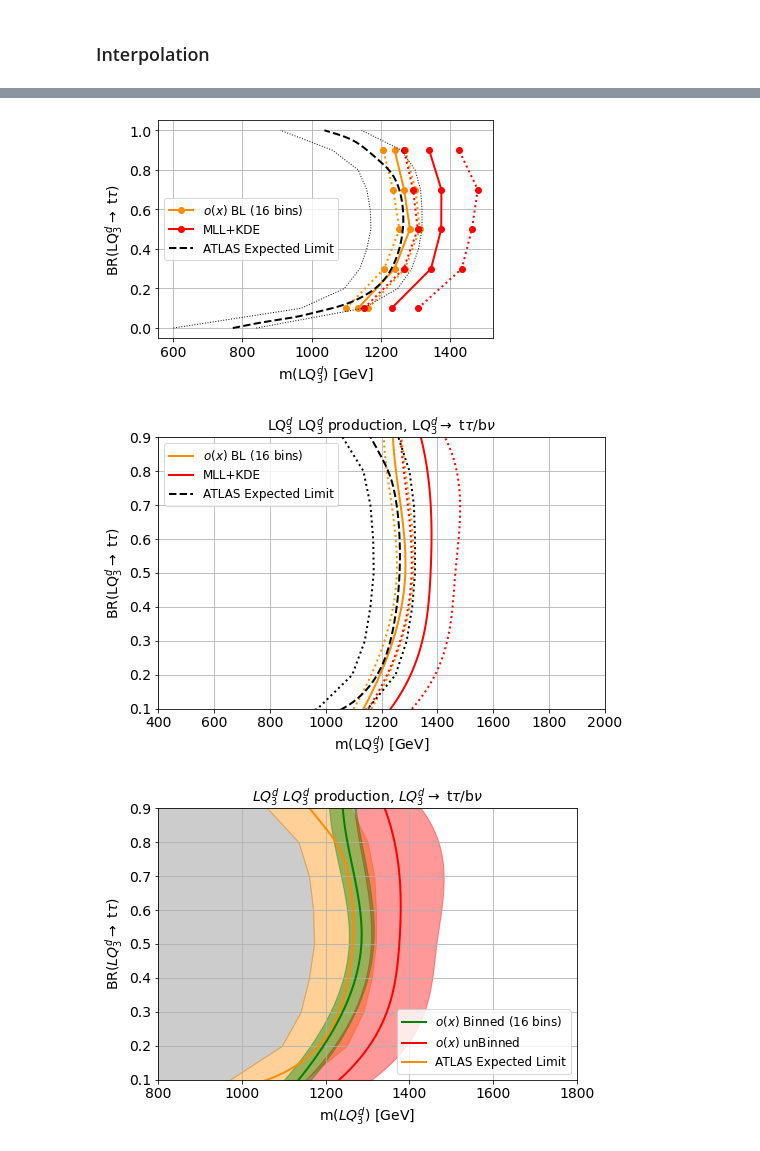
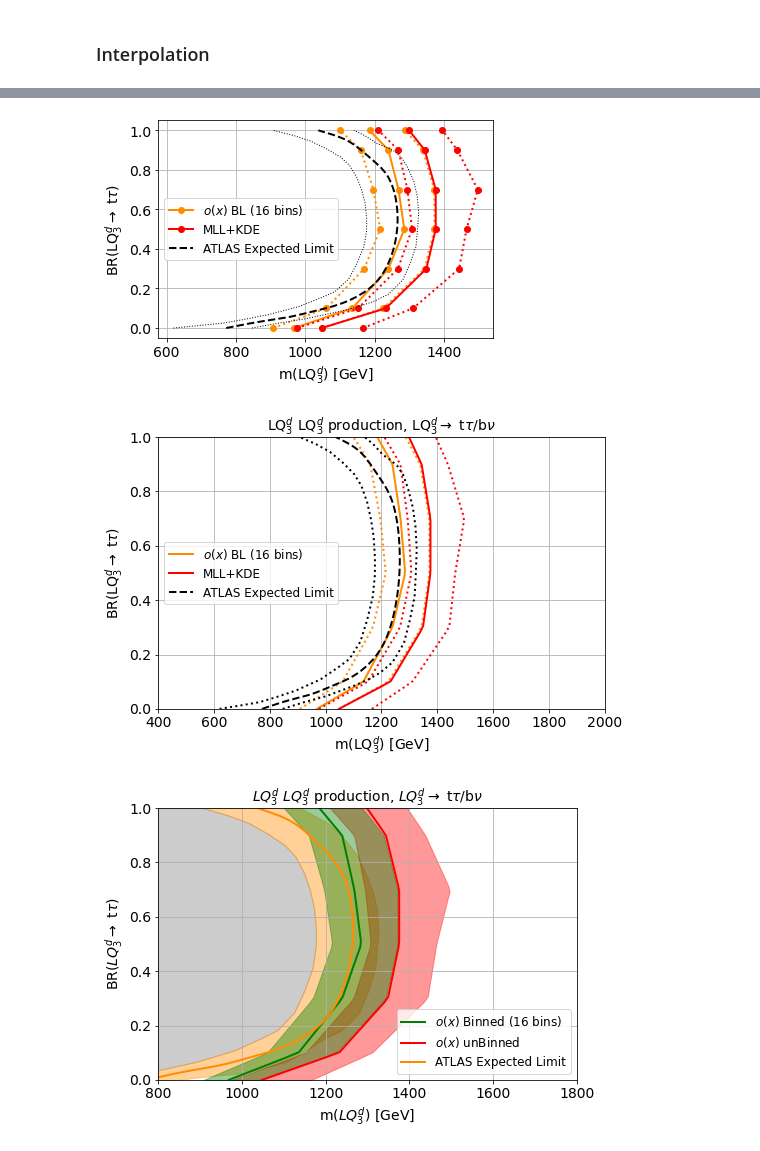
Before and after one commit to AndresDanielPerez/LHC-3rd-gen-Leptoquarks-with-MLL, a Jupyter notebook: Leptoquarks/B-13TeV-no-uncertainty/05-FinalPlot-LQdown.ipynb, the cells around one changed output, grey strips where cells are left out. Saved outputs shown, nothing was run; the diff lists cells and outputs as text; code cells hidden in the pictures.

```diff
--- a/Leptoquarks/B-13TeV-no-uncertainty/05-FinalPlot-LQdown.ipynb
+++ b/Leptoquarks/B-13TeV-no-uncertainty/05-FinalPlot-LQdown.ipynb
@@ -298,7 +378,7 @@ res_f_MLL_KDE_min_beta09 = interp1d(masses, results_MLL_KDE_min_beta09, kind='qu
 def dx(fn, x, delta=0.001):
     return (fn(x+delta) - fn(x))/delta
 
-def solvemass(fn, value, x=1200, maxtries=1000, maxerr=0.00001):
+def solvemass(fn, value, x=1000, maxtries=1000, maxerr=0.00001):
     for tries in range(maxtries):
         err = fn(x) - value
         if abs(err) < maxerr:
@@ -370,21 +464,14 @@ print(mass_MLL_min)
-# %%
-mass_16bins = [1134.9135148551568, 1240.4190753818805, 1285.1940342058306, 1268.2462291694906, 1240.7254125413565]
-mass_16bins_plus = [1163.997817670175, 1270.6215932769042, 1313.7618567264494, 1300.9720154233867, 1271.5940113460845]
-mass_16bins_min = [1099.7447273137382, 1210.443424898274, 1254.7666241224658, 1236.2704564329033, 1207.772151950393]
-mass_MLL = [1231.993797924676, 1346.0250956615105, 1375.7315489482012, 1376.2444129618211, 1340.722701588164]
-mass_MLL_plus = [1308.6950212012016, 1435.3606792437133, 1464.5157583651528, 1481.7043001726759, 1426.9255648523838]
-mass_MLL_min = [1152.124814418689, 1266.753471543191, 1307.6222093663819, 1294.1842169044446, 1267.9693947344451]
 # %%
 # Expected ATLAS fig 9a https://www.hepdata.net/record/105998
 
 beta_ATLAS = [0.0,0.0055605,0.010101,0.011175,0.016681,0.020202,0.02206,0.027174,0.030303,0.031929,0.036353,0.040404,0.040563,0.04484,0.049374,0.050505,0.054477,0.06021,0.060606,0.066647,0.070707,0.073462,0.080396,0.080808,0.087386,0.090909,0.094345,0.10101,0.10154,0.10947,0.11111,0.11841,0.12121,0.12873,0.13131,0.14064,0.14141,0.15152,0.15449,0.16162,0.17034,0.17172,0.18182,0.18895,0.19192,0.20202,0.21133,0.21212,0.22222,0.23232,0.23986,0.24242,0.25253,0.26263,0.27273,0.27806,0.28283,0.29293,0.30303,0.31313,0.32323,0.33188,0.33333,0.34343,0.35354,0.36364,0.37374,0.38384,0.39394,0.40404,0.41414,0.41599,0.42424,0.43434,0.44444,0.45455,0.46465,0.47475,0.48485,0.49495,0.50505,0.51515,0.52525,0.53535,0.54545,0.55556,0.56566,0.57576,0.58586,0.59596,0.60606,0.61616,0.62626,0.63636,0.64646,0.65657,0.66667,0.67677,0.68551,0.68687,0.69697,0.70707,0.71717,0.72727,0.73737,0.74747,0.75758,0.75862,0.76768,0.77778,0.78788,0.79798,0.79895,0.80808,0.81818,0.82745,0.82828,0.83838,0.84848,0.85245,0.85859,0.86869,0.87721,0.87879,0.88889,0.89899,0.90151,0.90909,0.91919,0.92359,0.92929,0.93939,0.94203,0.94949,0.95666,0.9596,0.96827,0.9697,0.97795,0.9798,0.9867,0.9899,0.99521,1.0]
 mass_Z95CL_ATLAS = [771.93,787.88,800.86,804.04,820.2,830.76,836.36,852.53,863.22,868.69,884.85,900.42,901.01,917.17,933.33,937.08,949.49,965.66,966.72,981.82,991.76,997.98,1014.1,1015.2,1030.3,1038.8,1046.5,1061.5,1062.6,1078.8,1082.0,1094.9,1099.7,1111.1,1114.9,1127.3,1128.3,1140.3,1143.4,1151.2,1159.6,1161.0,1170.1,1175.8,1178.2,1185.7,1191.9,1192.5,1198.7,1204.3,1208.1,1209.4,1214.1,1218.4,1222.3,1224.2,1225.9,1229.3,1232.5,1235.4,1238.2,1240.4,1240.8,1243.2,1245.4,1247.5,1249.5,1251.4,1253.1,1254.8,1256.3,1256.6,1257.7,1258.9,1260.1,1261.1,1262.1,1262.9,1263.6,1264.3,1264.8,1265.2,1265.6,1265.8,1265.9,1265.9,1265.8,1265.6,1265.3,1264.9,1264.4,1263.8,1263.1,1262.3,1261.3,1260.3,1259.1,1257.8,1256.6,1256.4,1254.7,1252.9,1250.9,1248.7,1246.3,1243.6,1240.7,1240.4,1237.4,1233.6,1229.4,1224.7,1224.2,1219.6,1213.9,1208.1,1207.6,1201.5,1194.8,1191.9,1188.2,1181.7,1175.8,1174.8,1168.3,1161.4,1159.6,1154.3,1146.9,1143.4,1138.7,1129.7,1127.3,1119.3,1111.1,1107.2,1094.9,1092.7,1078.8,1075.5,1062.6,1056.7,1046.5,1037.4]
 
-beta_ATLAS_plus1sig = [0,0.1,0.2,0.3,0.4,0.5,0.6,0.7,0.8,0.9,1]
-mass_Z95CL_ATLAS_plus1sig = [600,970,1095,1140,1160,1172,1170,1160,1135,1060,910]
+beta_ATLAS_plus1sig = [0, 0.013679890560875513, 0.024623803009575923, 0.04377564979480164, 0.06703146374829001, 0.10807113543091655, 0.1518467852257182, 0.18331053351573187, 0.2476060191518467, 0.3283173734610123, 0.4131326949384405, 0.49247606019151846, 0.5567715458276333, 0.6333789329685362, 0.6963064295485636, 0.759233926128591, 0.8221614227086184, 0.8645690834473324, 0.9069767441860465, 0.945280437756498, 0.9740082079343365, 1]
+mass_Z95CL_ATLAS_plus1sig = [619.8852772466539, 700.9560229445507, 762.1414913957935, 824.8565965583174, 892.1606118546845, 980.8795411089866, 1043.5946462715106, 1084.8948374760994, 1124.6653919694072, 1149.1395793499044, 1169.0248565965583, 1176.6730401529635, 1176.6730401529635, 1172.0841300191205, 1162.906309751434, 1149.1395793499044, 1127.7246653919694, 1101.7208413001913, 1060.4206500956022, 1016.0611854684512, 965.5831739961759, 907.4569789674952]
 
-beta_ATLAS_minus1sig = [0,0.1,0.2,0.3,0.4,0.5,0.6,0.7,0.8,0.9,1]
-mass_Z95CL_ATLAS_minus1sig = [840,1150,1250,1290,1310,1320,1320,1316,1300,1260,1145]
+beta_ATLAS_minus1sig = [0, 0.024623803009575923, 0.046511627906976744, 0.06703146374829001, 0.08755129958960328, 0.10807113543091655, 0.13406292749658003, 0.1709986320109439, 0.24213406292749656, 0.32694938440492477, 0.4131326949384405, 0.5047879616963065, 0.5882352941176471, 0.6716826265389877, 0.7400820793433652, 0.8084815321477428, 0.8618331053351573, 0.8946648426812586, 0.9151846785225718, 0.9343365253077975, 0.9740082079343365, 1]
+mass_Z95CL_ATLAS_minus1sig = [846.2715105162524, 922.7533460803058, 1000.7648183556405, 1054.302103250478, 1107.8393881453155, 1152.1988527724666, 1196.5583173996174, 1239.3881453154877, 1280.6883365200765, 1302.1032504780114, 1318.9292543021033, 1323.5181644359463, 1326.5774378585086, 1321.9885277246653, 1312.810707456979, 1295.9847036328872, 1277.6290630975143, 1256.2141491395794, 1233.2695984703632, 1205.7361376673039, 1170.5544933078395, 1139.9617590822181]
 # %%
 plt.figure(figsize = (8,5))
 lw = 2
@@ -409,12 +495,12 @@ plt.show()
 plt.figure()
 lw = 2
 
-plt.plot(mass_16bins, beta, '-ok', color='darkorange', lw=lw, label=r'$o(x)$ BL (16 bins)')
-plt.plot(mass_16bins_plus, beta, ':ok', color='darkorange', lw=lw)
-plt.plot(mass_16bins_min, beta, ':ok', color='darkorange', lw=lw)
-plt.plot(mass_MLL, beta, '-ok', color='red', lw=lw, label=r'MLL+KDE')
-plt.plot(mass_MLL_plus, beta, ':ok', color='red', lw=lw)
-plt.plot(mass_MLL_min, beta, ':ok', color='red', lw=lw)
+plt.plot(mass_16bins, beta, '-o', color='darkorange', lw=lw, label=r'$o(x)$ BL (16 bins)')
+plt.plot(mass_16bins_plus, beta, ':o', color='darkorange', lw=lw)
+plt.plot(mass_16bins_min, beta, ':o', color='darkorange', lw=lw)
+plt.plot(mass_MLL, beta, '-o', color='red', lw=lw, label=r'MLL+KDE')
+plt.plot(mass_MLL_plus, beta, ':o', color='red', lw=lw)
+plt.plot(mass_MLL_min, beta, ':o', color='red', lw=lw)
 plt.plot(mass_Z95CL_ATLAS, beta_ATLAS, '--', color='black', lw=lw, label=r'ATLAS Expected Limit')
 plt.plot(mass_Z95CL_ATLAS_plus1sig, beta_ATLAS_plus1sig, ':', color='black', lw=1)
 plt.plot(mass_Z95CL_ATLAS_minus1sig, beta_ATLAS_minus1sig, ':', color='black', lw=1)
@@ -431,14 +517,14 @@ plt.grid()
 plt.legend(fontsize=12)
 plt.show()
 # %% [output]
-[figure, old version]
+[figure, new version]
 # %%
-mass_Z95CL_16bins = interp1d(beta, mass_16bins, kind='cubic')
-mass_Z95CL_16bins_plus = interp1d(beta, mass_16bins_plus, kind='cubic')
-mass_Z95CL_16bins_min = interp1d(beta, mass_16bins_min, kind='cubic')
-mass_Z95CL_MLL = interp1d(beta, mass_MLL, kind='cubic')
-mass_Z95CL_MLL_plus = interp1d(beta, mass_MLL_plus, kind='cubic')
-mass_Z95CL_MLL_min = interp1d(beta, mass_MLL_min, kind='cubic')
+mass_Z95CL_16bins = interp1d(beta, mass_16bins, kind='linear')
+mass_Z95CL_16bins_plus = interp1d(beta, mass_16bins_plus, kind='linear')
+mass_Z95CL_16bins_min = interp1d(beta, mass_16bins_min, kind='linear')
+mass_Z95CL_MLL = interp1d(beta, mass_MLL, kind='linear')
+mass_Z95CL_MLL_plus = interp1d(beta, mass_MLL_plus, kind='linear')
+mass_Z95CL_MLL_min = interp1d(beta, mass_MLL_min, kind='linear')
 
 plotX_beta = np.linspace(min(beta), max(beta), num=50, endpoint=True)
 
@@ -457,8 +543,7 @@ plt.plot(mass_Z95CL_ATLAS_plus1sig, beta_ATLAS_plus1sig, ':', color='black', lw=
 plt.plot(mass_Z95CL_ATLAS_minus1sig, beta_ATLAS_minus1sig, ':', color='black', lw=2)
 
 plt.xlim([400, 2000])
-#plt.ylim([0., 1])
-plt.ylim([0.1, 0.9])
+plt.ylim([0., 1])
 #plt.xscale('log')
 plt.xlabel('m(LQ$_3^d$) [GeV]', fontsize=14)
 plt.ylabel(r'BR(LQ$_3^d \rightarrow$ t$\tau$)', fontsize=14)
@@ -469,7 +554,7 @@ plt.title(r'LQ$_3^d$ LQ$_3^d$ production, LQ$_3^d \rightarrow$ t$\tau$/b$\nu$',
 plt.legend(fontsize=12)
 plt.show()
 # %% [output]
-[figure, old version]
+[figure, new version]
 # %%
 
 #plt.figure()
@@ -498,33 +583,32 @@ for mineral_name in mineral_names[:-1]:
 ax.fill_betweenx(test_A['ATLAS_beta'], 0, test_A['ATLAS_low'], color='gray', alpha=0.4)
 ax.fill_betweenx(test_A['ATLAS_beta'], test_A['ATLAS_low'], test_A['ATLAS_up'], color='darkorange', alpha=0.4)
 
 colors = [ "None", "red", "None", "green", "None"]
 previous_curve = 0
 previous_name = ''
 for mineral_name, color in zip(mineral_names, colors):
     ax.fill_betweenx(test['BR'], previous_curve, test[mineral_name], color=color, alpha=0.4)
     previous_curve = test[mineral_name]
     previous_name = mineral_name
 
 
 
 
 plt.plot(mass_Z95CL_16bins(plotX_beta), plotX_beta, '-', color='green', lw=lw, label=r'$o(x)$ Binned (16 bins)')
 plt.plot(mass_Z95CL_MLL(plotX_beta), plotX_beta, '-', color='red', lw=lw, label=r'$o(x)$ unBinned')
 plt.plot(mass_Z95CL_ATLAS, beta_ATLAS, '-', color='darkorange', lw=lw, label=r'ATLAS Expected Limit')
 
 plt.xlim([800, 1800])
-#plt.ylim([0., 1])
-plt.ylim([0.1, 0.9])
+plt.ylim([0., 1])
 #plt.xscale('log')
 plt.xlabel('m($LQ_3^d$) [GeV]', fontsize=14)
 plt.ylabel(r'BR($LQ_3^d \rightarrow$ t$\tau$)', fontsize=14)
 plt.xticks(fontsize=14)
 plt.yticks(fontsize=14)
 plt.grid()
 plt.title(r'$LQ_3^d$ $LQ_3^d$ production, $LQ_3^d \rightarrow$ t$\tau$/b$\nu$', fontsize=14)
 plt.legend(loc = 'lower right', fontsize=12)
 plt.savefig('exclusion_LQdown_no_uncertainty.pdf', bbox_inches='tight')
 plt.show()
 # %% [output]
-[figure, old version]
+[figure, new version]
```
Also changed, not shown: parts of 8 cells of this notebook, 15 other files.
